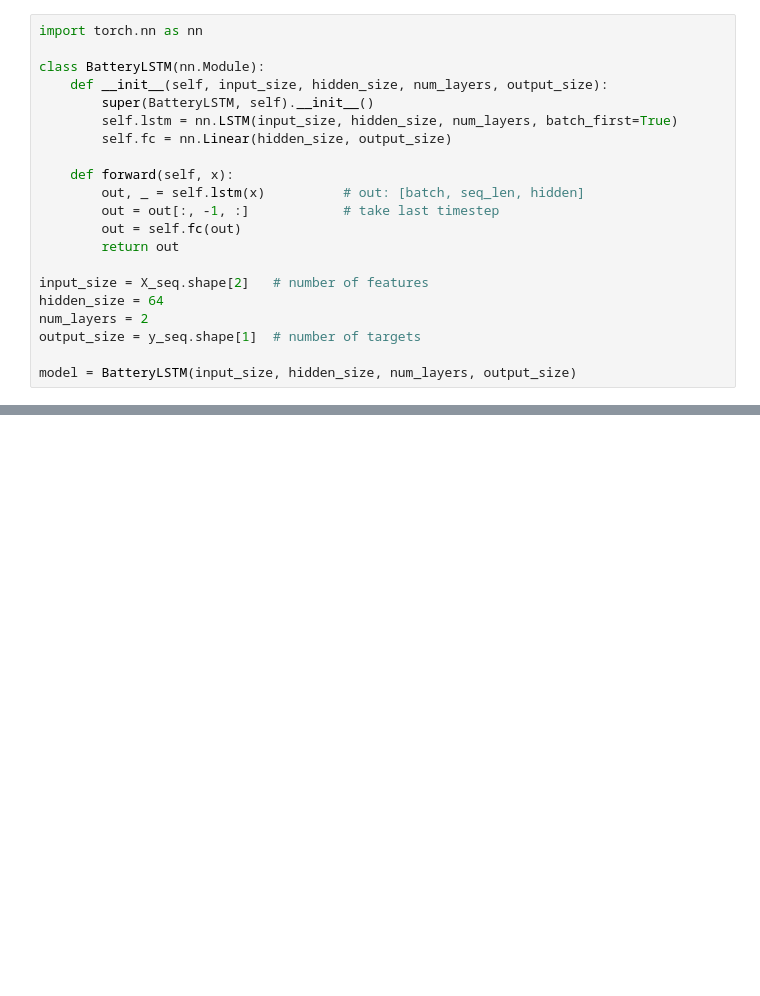
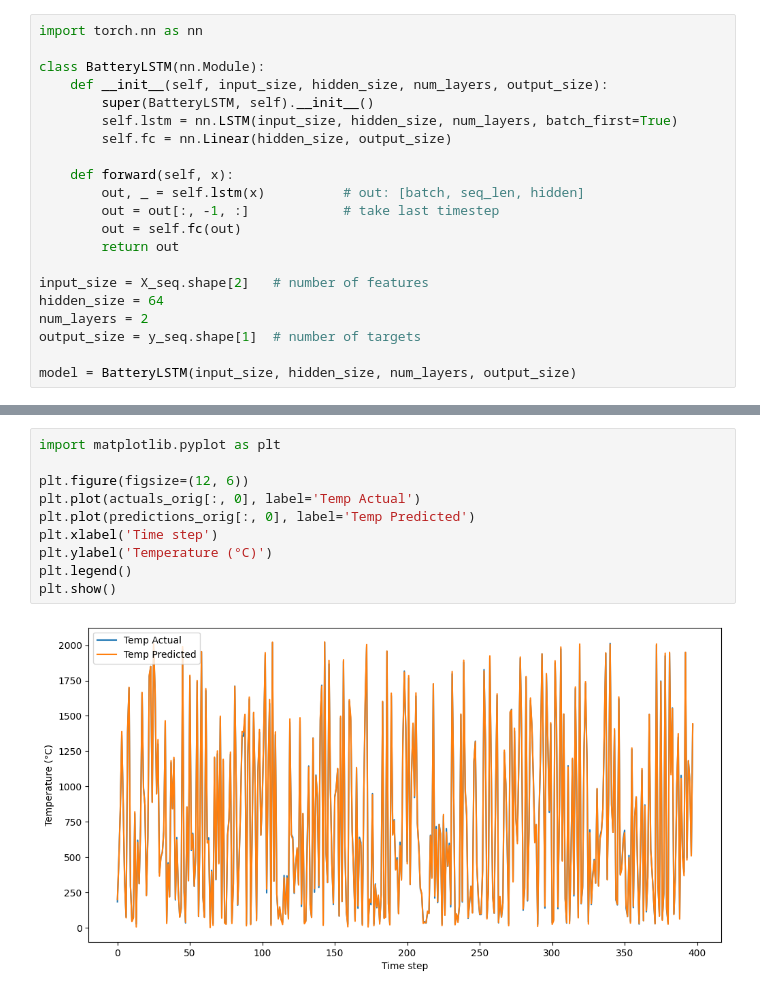
Before and after one commit to hejerayadi/cubeSat_heat_detection_prediction_models, a Jupyter notebook: prediction temp and volt/train_data.ipynb, the cells around one changed output, grey strips where cells are left out. Drawn from its saved outputs; the diff is of its cells as text; blank space fills up the shorter version.

```diff
--- a/prediction temp and volt/train_data.ipynb
+++ b/prediction temp and volt/train_data.ipynb
@@ -170,0 +189,12 @@ RMSE for [temperature, voltage, current]: [9.9005566e+00 6.4407443e-03 1.6554140
+# %%
+import matplotlib.pyplot as plt
+
+plt.figure(figsize=(12, 6))
+plt.plot(actuals_orig[:, 0], label='Temp Actual')
+plt.plot(predictions_orig[:, 0], label='Temp Predicted')
+plt.xlabel('Time step')
+plt.ylabel('Temperature (°C)')
+plt.legend()
+plt.show()
+# %% [output]
+[figure, added]
```
Also changed, not shown: parts of 3 cells of this notebook.
